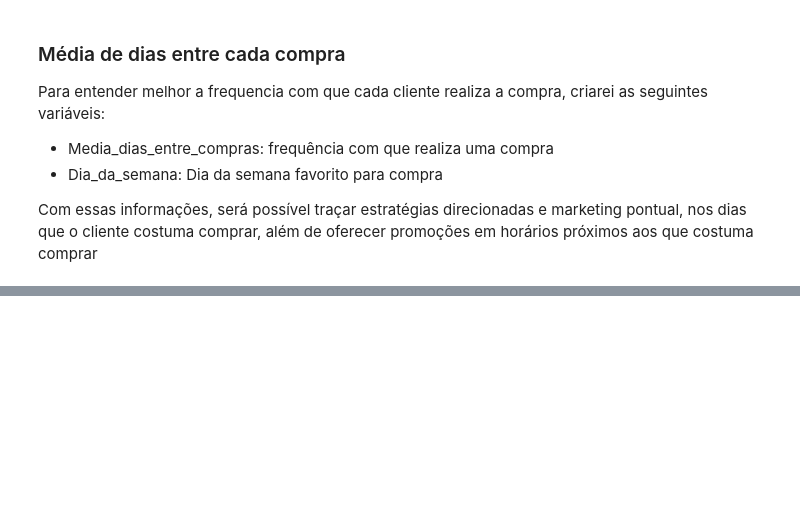
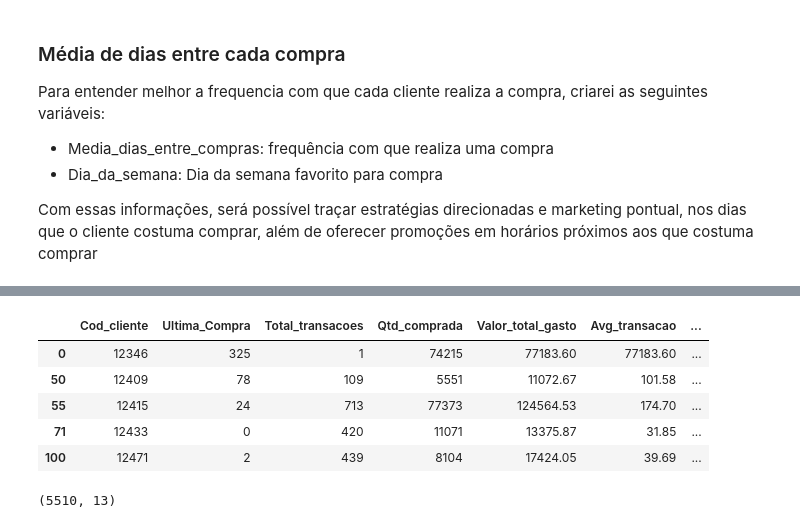
Before and after one commit to alyssonmontovanelli/segmentacao_Clientes_Ecomerce, a Jupyter notebook: EDA/02_EDA_Eng_Atributos_2.ipynb, the cells around one changed output, grey strips where cells are left out. Saved outputs shown, nothing was run; the diff lists cells and outputs as text; code cells hidden in the pictures; blank space fills up the shorter version.

```diff
--- a/EDA/02_EDA_Eng_Atributos_2.ipynb
+++ b/EDA/02_EDA_Eng_Atributos_2.ipynb
@@ -644,0 +575,17 @@ dados_clientes
+# %%
+# Retirando os dados outliers
+dados_com_outliers = dados_clientes[dados_clientes['Outlier'] == 1]
+dados_com_outliers.head()
+# %% [output]
+|  | Cod_cliente | Ultima_Compra | Total_transacoes | Qtd_comprada | Valor_total_gasto | Avg_transacao | ... |
+| 0 | 12346 | 325 | 1 | 74215 | 77183.60 | 77183.60 | ... |
+| 50 | 12409 | 78 | 109 | 5551 | 11072.67 | 101.58 | ... |
+| 55 | 12415 | 24 | 713 | 77373 | 124564.53 | 174.70 | ... |
+| 71 | 12433 | 0 | 420 | 11071 | 13375.87 | 31.85 | ... |
+| 100 | 12471 | 2 | 439 | 8104 | 17424.05 | 39.69 | ... |
+# %%
+# Dados sem OUTLIERS
+dados_clientes = dados_clientes[dados_clientes['Outlier'] == 0]
+dados_clientes.shape
+# %% [output]
+(5510, 13)
```
Also changed, not shown: parts of 64 cells of this notebook, 2 other files.
